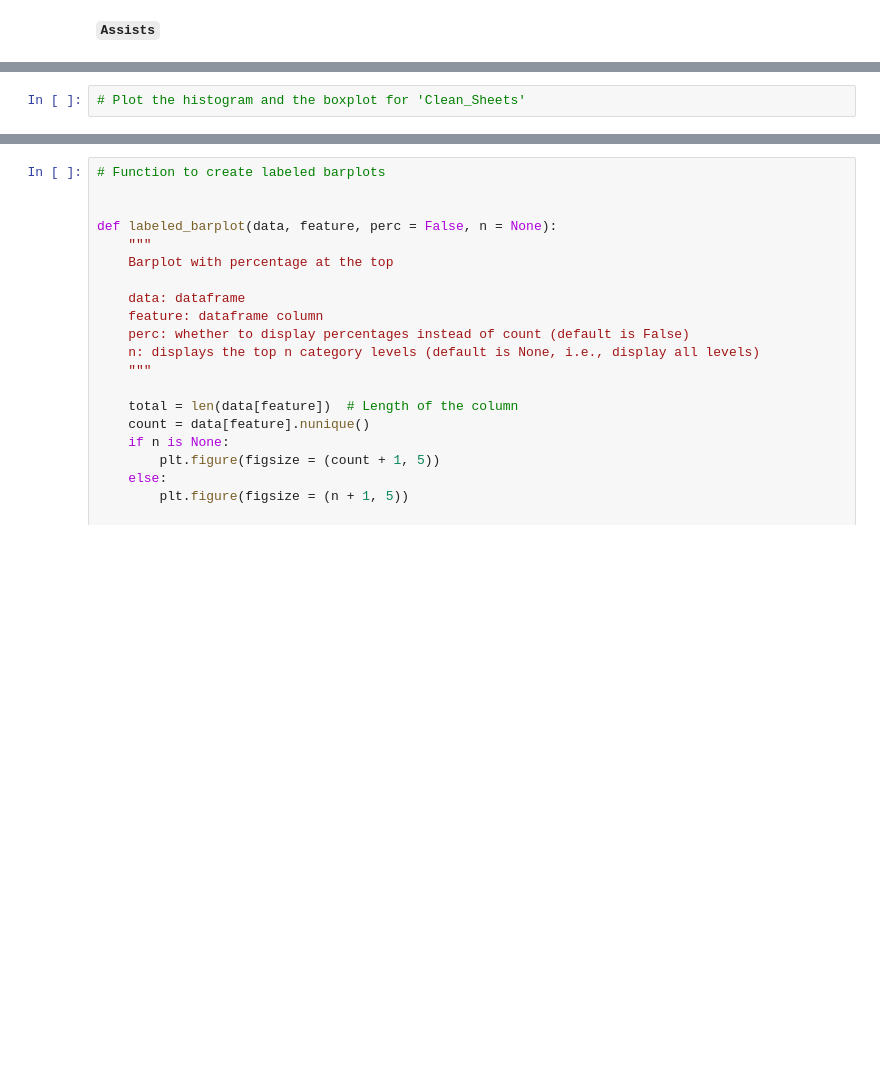
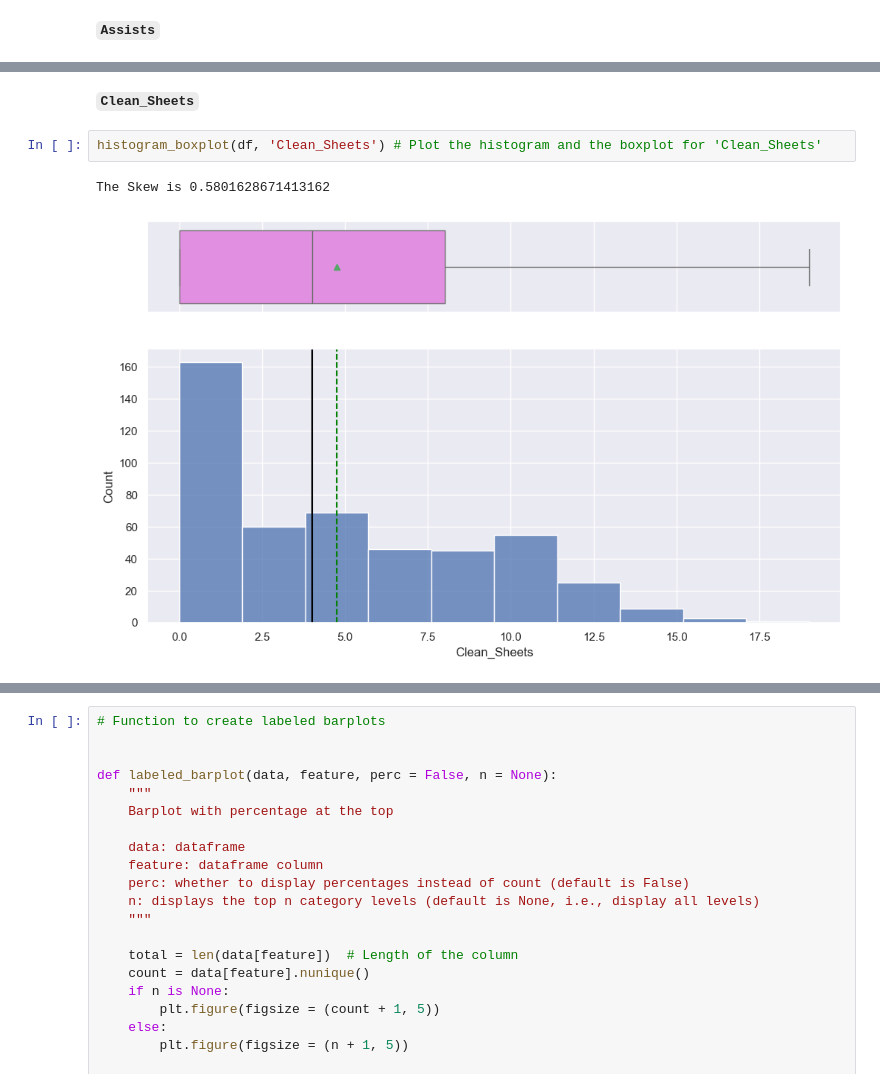
Before and after one commit to zypher-4/mit-adsp, a Jupyter notebook: Week 3/Learner_Notebook_Unsupervised_Learning_Practice_Project.ipynb, the cells around one changed output, grey strips where cells are left out. Cells and saved outputs as stored; diff of their text form; blank space fills up the shorter version.

```diff
--- a/Week 3/Learner_Notebook_Unsupervised_Learning_Practice_Project.ipynb
+++ b/Week 3/Learner_Notebook_Unsupervised_Learning_Practice_Project.ipynb
@@ -165,2 +293,7 @@ histogram_boxplot(_______)  # Complete the code to create histogram_boxplot for
+# %% [markdown]
+**`Clean_Sheets`**
 # %%
-# Plot the histogram and the boxplot for 'Clean_Sheets'
+histogram_boxplot(df, 'Clean_Sheets') # Plot the histogram and the boxplot for 'Clean_Sheets'
+# %% [output]
+The Skew is 0.5801628671413162
+[figure, added]
```
Also changed, not shown: parts of 48 cells of this notebook.
